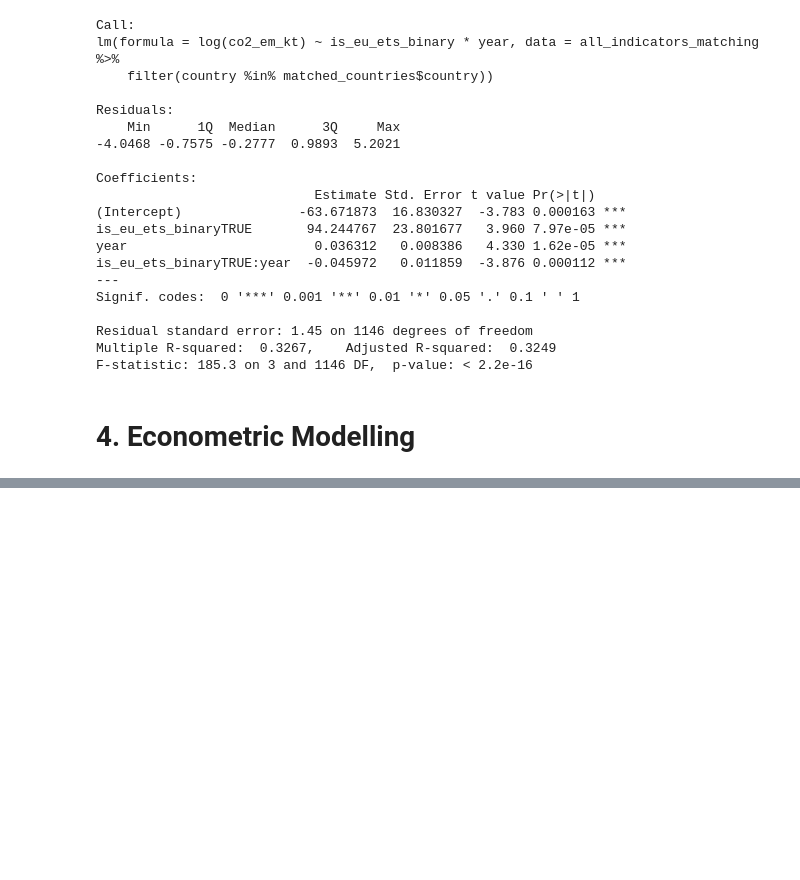
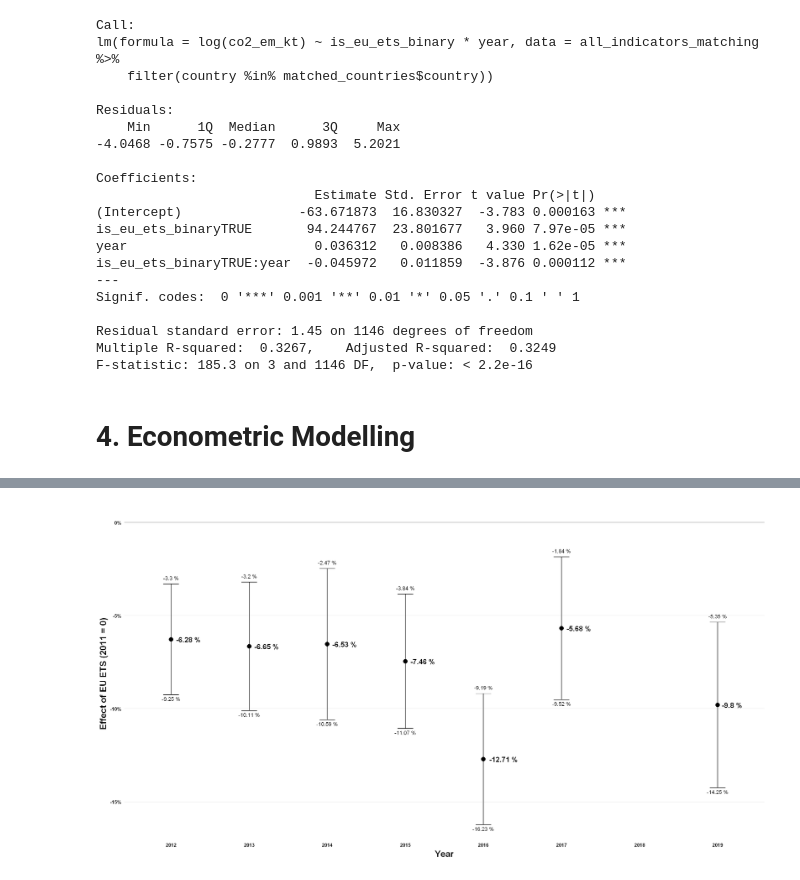
Before and after one commit to huseyinpolat-ds/UW_WNE_DSBA_Master_Thesis_437969, a Jupyter notebook: Thesis.ipynb, the cells around one changed output, grey strips where cells are left out. Drawn from its saved outputs; the diff is of its cells as text; code cells hidden in the pictures; blank space fills up the shorter version.

```diff
--- a/Thesis.ipynb
+++ b/Thesis.ipynb
@@ -2096,0 +1427,10 @@ Signif. codes:  0 '***' 0.001 '**' 0.01 '*' 0.05 '.' 0.1 ' ' 1
+# %%
+model_data <- all_indicators_matching %>% filter(country %in% matched_countries$country & year >= 1995)  %>% na.omit()
+# model_data <- model_data %>% mutate(auctioned_sold_EUAs_log = exp(auctioned_sold_EUAs_log)  / (exp(auctioned_sold_EUAs_log) + exp(free_EUAs_log)))
+model_data <- model_data %>% group_by(country) %>% mutate(lag1_test_PM25_Total_log = dplyr::lag(PM25_Total_log, n = 1, default = NA)) %>% ungroup()
+model_data2 <- model_data
+# model_data2 <- model_data2 %>% filter (year != 2010)
+pdata <- pdata.frame(model_data2, index = c("country", "year"))
+pdata$lag1_PM25_Total_log <- lag(pdata$PM25_Total_log,1)
+pdata$lag1_co2_em_kt_log <- lag(pdata$co2_em_kt_log,1)
+head(pdata)
@@ -2096,0 +1838,6 @@ Signif. codes:  0 '***' 0.001 '**' 0.01 '*' 0.05 '.' 0.1 ' ' 1
+# %%
+coef_sig <- coeftest(fixed_sig, vcov.=vcovHC(fixed_sig, method="white1", type="HC0", cluster="group"))
+specific_coef <- as.data.frame(coef_sig[,])
+rownames(specific_coef) <- unname(unlist(column_mapping[match(rownames(specific_coef), names(column_mapping))]))
+write.csv(specific_coef, "Data/Results/Specific_model_coef.csv", row.names = TRUE)
+print(coef_sig)
@@ -2096,0 +1900,26 @@ Signif. codes:  0 '***' 0.001 '**' 0.01 '*' 0.05 '.' 0.1 ' ' 1
+# %%
+# Plotting the results
+coef_plot <- ggplot(for_plot_coeftest, aes(x = substr(term,7,99), y = 100*estimate, ymin = 100*conf_low, ymax = 100*conf_hgh)) +
+  geom_hline(yintercept = 0, color = "gray60") +  # Add horizontal line at y = 0%
+    geom_point(size = 3) +
+  geom_errorbar(width = 0.2) +
+  geom_text(aes(label = paste(round(100*estimate, 2), "%")), hjust = -0.2, size = 4, fontface = "bold") +  # Add annotations
+    geom_text(aes(label = paste(round(100*conf_low, 2), "%")), y = 100*for_plot_coeftest$conf_low, vjust = -1, size = 3) +  # Add annotations for lower confidence intervals
+  geom_text(aes(label = paste(round(100*conf_hgh, 2), "%")), y = 100*for_plot_coeftest$conf_hgh, vjust = 1.5, size = 3) +  # Add annotations for upper confidence intervals
+  labs(x = "Year",
+       y = "Effect of EU ETS (2011 = 0)") +
+
+  theme_minimal() +
+  scale_y_continuous(labels = percent_format(scale = 1)) +  # Convert Y-axis ticks to percentages
+  theme(panel.grid.major.x = element_blank(), # remove Y gridlines
+        panel.grid.minor.x = element_blank(), # remove Y gridlines
+        panel.grid.minor.y = element_blank(), # add X minor gridlines
+        panel.grid.major.y = element_line(color = "gray90", size = 0.5), # add X minor gridlines
+        axis.text.x = element_text(size = 8, color = "black", face = "bold"), # adjust X axis text
+        axis.text.y = element_text(size = 8, color = "black", face = "bold"), # adjust Y axis text
+        axis.title = element_text(size = 14, color = "black", face = "bold")) # adjust axis titles
+
+coef_plot
+
+ggsave("images/Results_coef_plot.jpg", coef_plot, width = 12, height = 6, create.dir = TRUE)
+# %% [output]
@@ -2096,0 +1942 @@ Signif. codes:  0 '***' 0.001 '**' 0.01 '*' 0.05 '.' 0.1 ' ' 1
+[figure, added]
```
Also changed, not shown: parts of 59 cells of this notebook.
